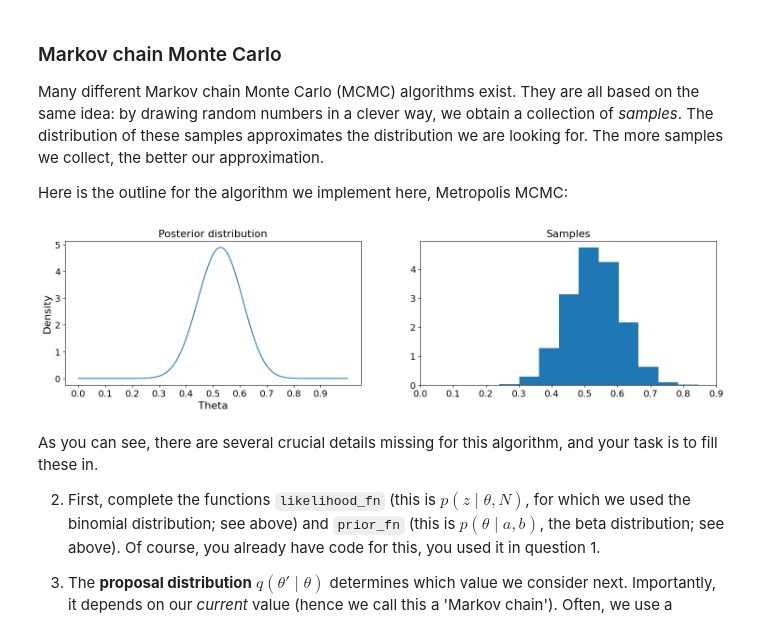
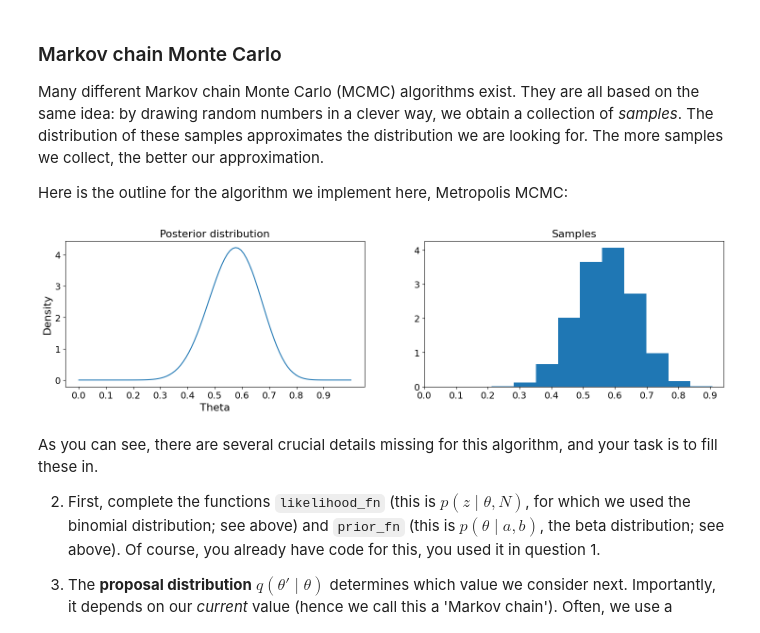
Before and after one commit to TimAvans/BayesianStatistics, a Jupyter notebook: TimJanssen_s1125701_BrittStoffels_s1054953_Assignment3.ipynb, the cells around one changed output. Drawn from its saved outputs; the diff is of its cells as text; code cells hidden in the pictures.

```diff
--- a/TimJanssen_s1125701_BrittStoffels_s1054953_Assignment3.ipynb
+++ b/TimJanssen_s1125701_BrittStoffels_s1054953_Assignment3.ipynb
@@ -61,7 +61,7 @@ plt.rc('legend', fontsize=16)   # legend fontsize
 plt.rc('figure', titlesize=16)  # fontsize of the figure title
 plt.rc('figure', titlesize=16)  # fontsize of the figure title
 
-z, N = 17, 28
+z, N = 13, 18
 a, b = 3, 7
 
 fig, axes = plt.subplots(nrows=1, ncols=3, figsize=(18, 4), sharex=False, constrained_layout=False)
@@ -109,7 +109,7 @@ import numpy as np
 import scipy
 from typing import Union
 import matplotlib
-z, N = 17, 28
+z, N = 13, 18
 a, b = 3, 7
 
 # Input: likelihood_fn, prior_fn, number of samples M
@@ -166,35 +166,35 @@ for i in range(1, M):
 #Plotting the results:
 plt.rc('font', size=14)         # default fontsize
 plt.rc('axes', titlesize=16)    # fontsize of the axes title
 plt.rc('axes', labelsize=16)    # fontsize of the x and y labels
 plt.rc('xtick', labelsize=14)   # fontsize of the tick labels
 plt.rc('ytick', labelsize=14)   # fontsize of the tick labels
 plt.rc('legend', fontsize=16)   # legend fontsize
 plt.rc('figure', titlesize=16)  # fontsize of the figure title
 plt.rc('figure', titlesize=16)  # fontsize of the figure title
 
-z, N = 17, 28
+z, N = 13, 18
 a, b = 3, 7
 
 fig, axes = plt.subplots(nrows=1, ncols=2, figsize=(18, 4), sharex=False, constrained_layout=False)
 theta_values = np.linspace(0, 1, num=100)
 
 def posterior():
     return beta.pdf(theta_values, a + z, b + N - z)
 
 axes[0].plot(theta_values, posterior(), label=f'Beta(a={a+z}, b={b+N-z})')
 axes[0].set_title('Posterior distribution')
 axes[0].set_xlabel('Theta')
 axes[0].set_ylabel('Density')
 axes[0].set_xticks(np.arange(0, 1, step=0.1))
 
 axes[1].hist(theta_samples, density=True)
 axes[1].set_title('Samples')
 axes[1].set_xticks(np.arange(0, 1, step=0.1))
 
 plt.show()
 # %% [output]
-[figure, old version]
+[figure, new version]
 # %% [markdown]
 As you can see, there are several crucial details missing for this algorithm, and your task is to fill these in.
 
```
Also changed, not shown: parts of 3 cells of this notebook.
